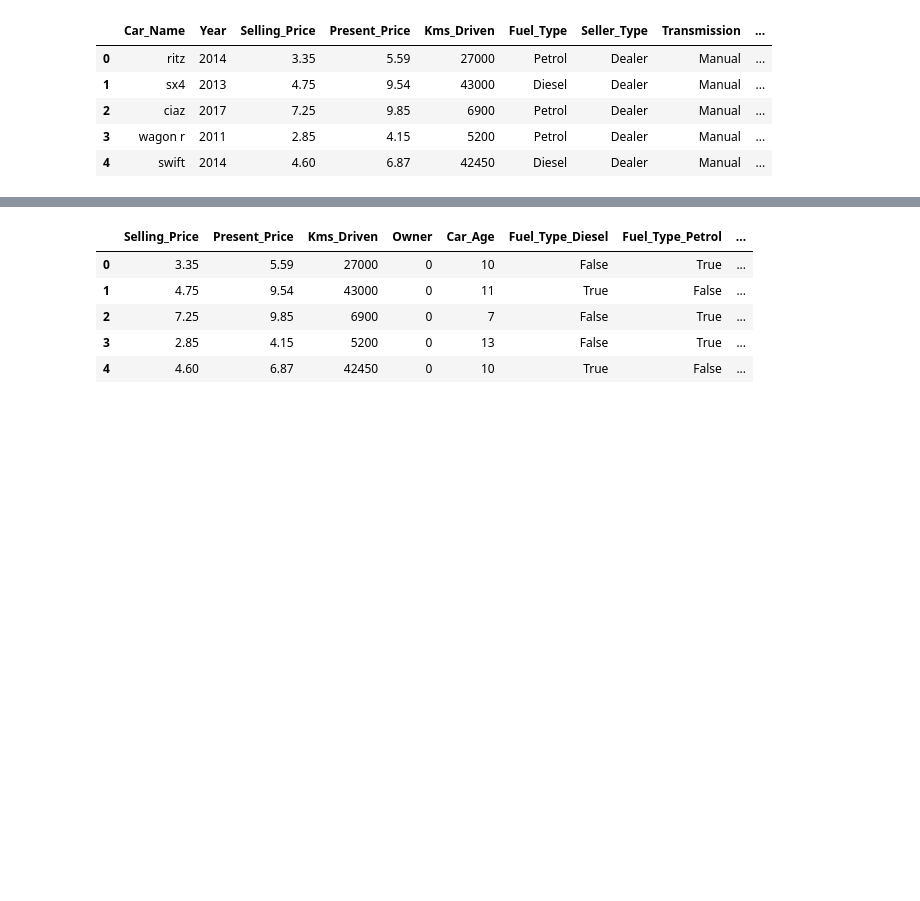
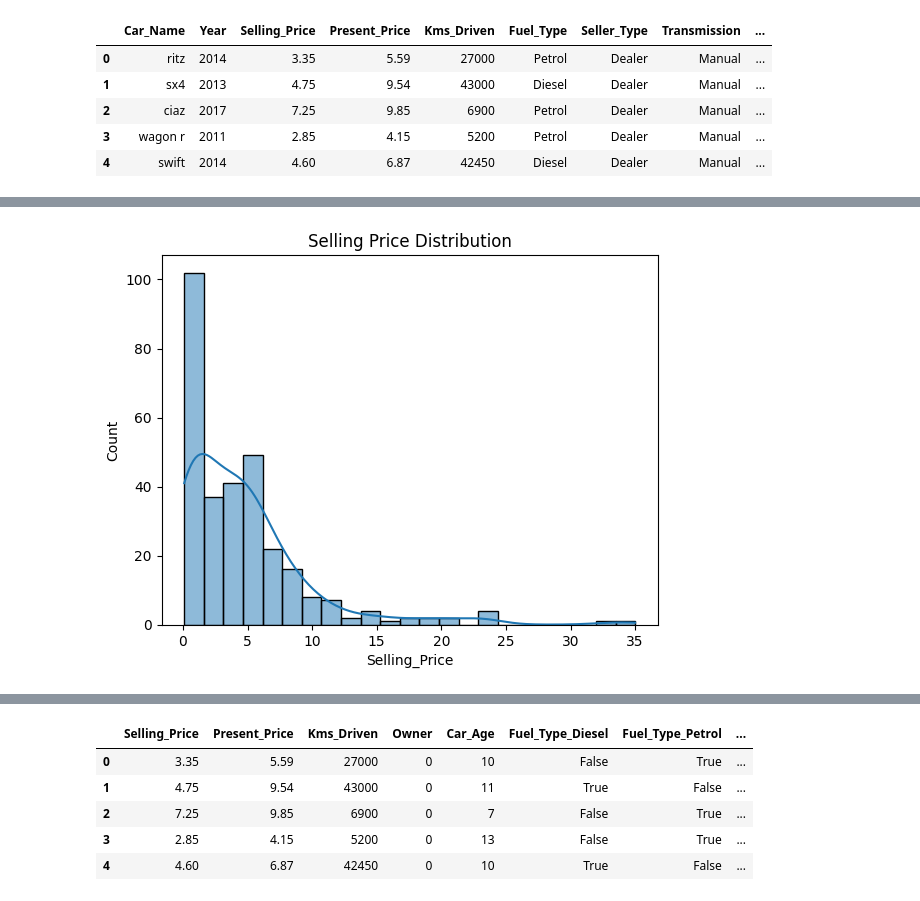
Before and after one commit to Swayam5292/ShadowFox, a Jupyter notebook: car-selling-price-prediction.ipynb, the cells around one changed output, grey strips where cells are left out. Cells and saved outputs as stored; diff of their text form; code cells hidden in the pictures; blank space fills up the shorter version.

```diff
--- a/car-selling-price-prediction.ipynb
+++ b/car-selling-price-prediction.ipynb
@@ -21,0 +46,7 @@ df = df.drop("Year", axis =1)
+# %%
+# Distribution Plot
+sns.histplot(df['Selling_Price'], kde=True)
+plt.title("Selling Price Distribution")
+plt.show()
+# %% [output]
+[figure, added]
```
Also changed, not shown: parts of 13 cells of this notebook, 4 other files.
